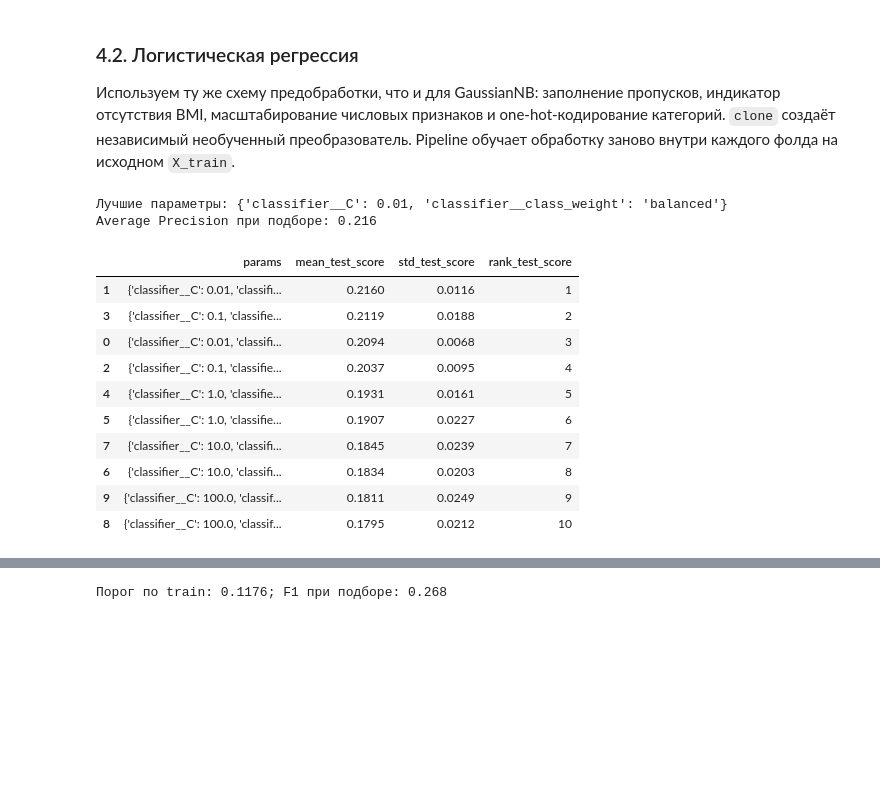
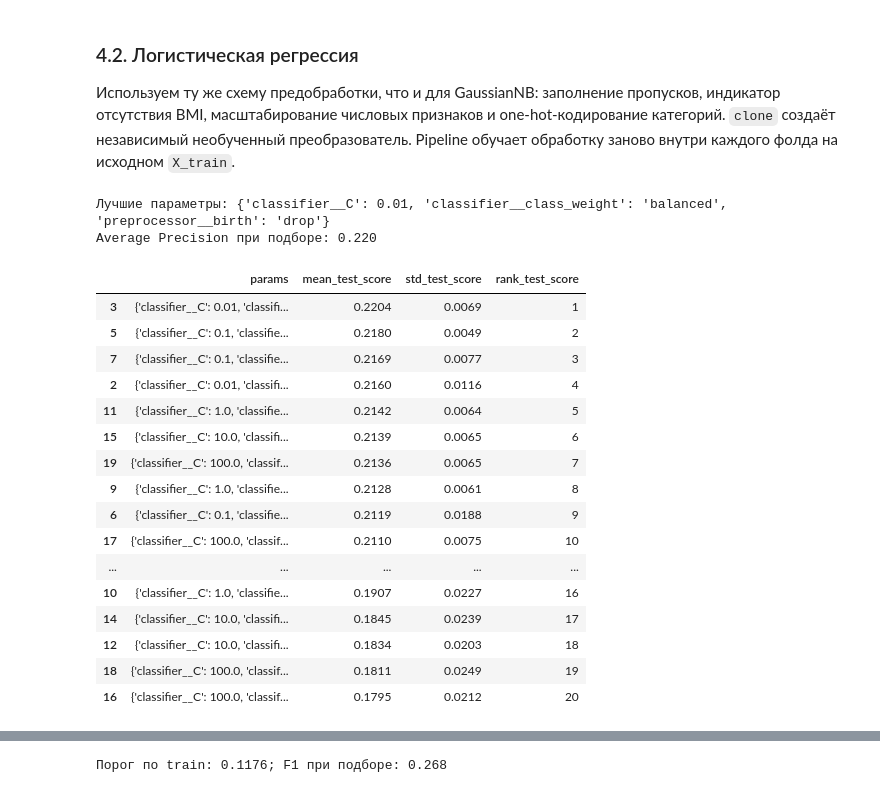
Before and after one commit to Exarkun1/AMD_labs, a Jupyter notebook: amd_lab1.ipynb, the cells around one changed output, grey strips where cells are left out. Cells and saved outputs as stored; diff of their text form; code cells hidden in the pictures; blank space fills up the shorter version.

```diff
--- a/amd_lab1.ipynb
+++ b/amd_lab1.ipynb
@@ -253,14 +227,9 @@ categorical_transformer = Pipeline([
     ("imputer", SimpleImputer(strategy="constant", fill_value="Unknown")),
     ("encoder", OneHotEncoder(handle_unknown="ignore", sparse_output=False)),
 ])
-# Это необученные шаблоны: каждая модель получает независимую копию через clone.
-scaled_preprocessor = ColumnTransformer([
+# Необученный шаблоны, каждая модель получает независимую копию через clone
+preprocessor = ColumnTransformer([
     ("numeric", clone(numeric_transformer), numeric_features),
-    ("categorical", clone(categorical_transformer), categorical_features),
-    ("binary", "passthrough", binary_features),
-])
-tree_preprocessor = ColumnTransformer([
-    ("numeric", SimpleImputer(strategy="median", add_indicator=True), numeric_features),
     ("categorical", clone(categorical_transformer),
      [c for c in categorical_features if c not in birth_features]),
     ("birth", clone(categorical_transformer), birth_features),
@@ -319,13 +289,14 @@ def plot_classifier_results(y_true, prediction, probability, name, axes=None):
 Все преобразования обучаются внутри Pipeline на обучающем фолде: медиана числовых признаков и индикатор пропусков BMI, масштабирование, заполнение категорий значением `Unknown`, one-hot-кодирование. Передаём исходный `X_train`, а не заранее заполненные данные, чтобы избежать утечки при кросс-валидации.
 # %%
 nb_pipeline = ResamplingPipeline([
-    ("preprocessor", clone(scaled_preprocessor)),
+    ("preprocessor", clone(preprocessor)),
     ("sampler", "passthrough"),
     ("classifier", GaussianNB()),
 ])
 nb_search = GridSearchCV(
     nb_pipeline,
     param_grid={
+        "preprocessor__birth": [clone(categorical_transformer), "drop"],
         "sampler": ["passthrough", RandomOverSampler(random_state=RANDOM_STATE)],
         "classifier__var_smoothing": [1e-9, 1e-5, 1e-2, 1e-1],
     },
@@ -380,40 +359,47 @@ print_model_conclusion("Наивный байесовский классифик
 Используем ту же схему предобработки, что и для GaussianNB: заполнение пропусков, индикатор отсутствия BMI, масштабирование числовых признаков и one-hot-кодирование категорий. `clone` создаёт независимый необученный преобразователь. Pipeline обучает обработку заново внутри каждого фолда на исходном `X_train`.
 # %%
 lr_pipeline = Pipeline([
-    ("preprocessor", clone(scaled_preprocessor)),
+    ("preprocessor", clone(preprocessor)),
     ("classifier", LogisticRegression(solver="lbfgs", max_iter=3000, random_state=RANDOM_STATE)),
 ])
 lr_search = GridSearchCV(
     lr_pipeline,
     param_grid={
+        "preprocessor__birth": [clone(categorical_transformer), "drop"],
         "classifier__C": [0.01, 0.1, 1.0, 10.0, 100.0],
         "classifier__class_weight": [None, "balanced"],
     },
     scoring=SEARCH_SCORING, refit=True,
     cv=cv_splits, n_jobs=1, error_score="raise",
 )
 lr_search.fit(X_train, y_train)
 lr_model = lr_search.best_estimator_
 lr_search_results = pd.DataFrame(lr_search.cv_results_)[[
     "params", "mean_test_score", "std_test_score", "rank_test_score",
 ]].sort_values("rank_test_score")
 print("Лучшие параметры:", lr_search.best_params_)
 print(f"Average Precision при подборе: {lr_search.best_score_:.3f}")
 lr_search_results.round(4)
 # %% [output]
-Лучшие параметры: {'classifier__C': 0.01, 'classifier__class_weight': 'balanced'}
-Average Precision при подборе: 0.216
+Лучшие параметры: {'classifier__C': 0.01, 'classifier__class_weight': 'balanced', 'preprocessor__birth': 'drop'}
+Average Precision при подборе: 0.220
 |  | params | mean_test_score | std_test_score | rank_test_score |
-| 1 | {'classifier__C': 0.01, 'classifi... | 0.2160 | 0.0116 | 1 |
-| 3 | {'classifier__C': 0.1, 'classifie... | 0.2119 | 0.0188 | 2 |
-| 0 | {'classifier__C': 0.01, 'classifi... | 0.2094 | 0.0068 | 3 |
-| 2 | {'classifier__C': 0.1, 'classifie... | 0.2037 | 0.0095 | 4 |
-| 4 | {'classifier__C': 1.0, 'classifie... | 0.1931 | 0.0161 | 5 |
-| 5 | {'classifier__C': 1.0, 'classifie... | 0.1907 | 0.0227 | 6 |
-| 7 | {'classifier__C': 10.0, 'classifi... | 0.1845 | 0.0239 | 7 |
-| 6 | {'classifier__C': 10.0, 'classifi... | 0.1834 | 0.0203 | 8 |
-| 9 | {'classifier__C': 100.0, 'classif... | 0.1811 | 0.0249 | 9 |
-| 8 | {'classifier__C': 100.0, 'classif... | 0.1795 | 0.0212 | 10 |
+| 3 | {'classifier__C': 0.01, 'classifi... | 0.2204 | 0.0069 | 1 |
+| 5 | {'classifier__C': 0.1, 'classifie... | 0.2180 | 0.0049 | 2 |
+| 7 | {'classifier__C': 0.1, 'classifie... | 0.2169 | 0.0077 | 3 |
+| 2 | {'classifier__C': 0.01, 'classifi... | 0.2160 | 0.0116 | 4 |
+| 11 | {'classifier__C': 1.0, 'classifie... | 0.2142 | 0.0064 | 5 |
+| 15 | {'classifier__C': 10.0, 'classifi... | 0.2139 | 0.0065 | 6 |
+| 19 | {'classifier__C': 100.0, 'classif... | 0.2136 | 0.0065 | 7 |
+| 9 | {'classifier__C': 1.0, 'classifie... | 0.2128 | 0.0061 | 8 |
+| 6 | {'classifier__C': 0.1, 'classifie... | 0.2119 | 0.0188 | 9 |
+| 17 | {'classifier__C': 100.0, 'classif... | 0.2110 | 0.0075 | 10 |
+| ... | ... | ... | ... | ... |
+| 10 | {'classifier__C': 1.0, 'classifie... | 0.1907 | 0.0227 | 16 |
+| 14 | {'classifier__C': 10.0, 'classifi... | 0.1845 | 0.0239 | 17 |
+| 12 | {'classifier__C': 10.0, 'classifi... | 0.1834 | 0.0203 | 18 |
+| 18 | {'classifier__C': 100.0, 'classif... | 0.1811 | 0.0249 | 19 |
+| 16 | {'classifier__C': 100.0, 'classif... | 0.1795 | 0.0212 | 20 |
 # %%
 lr_test_probability = lr_model.predict_proba(X_test)[:, 1]
 lr_test_prediction = lr_model.predict(X_test)
```
Also changed, not shown: parts of 34 cells of this notebook.
